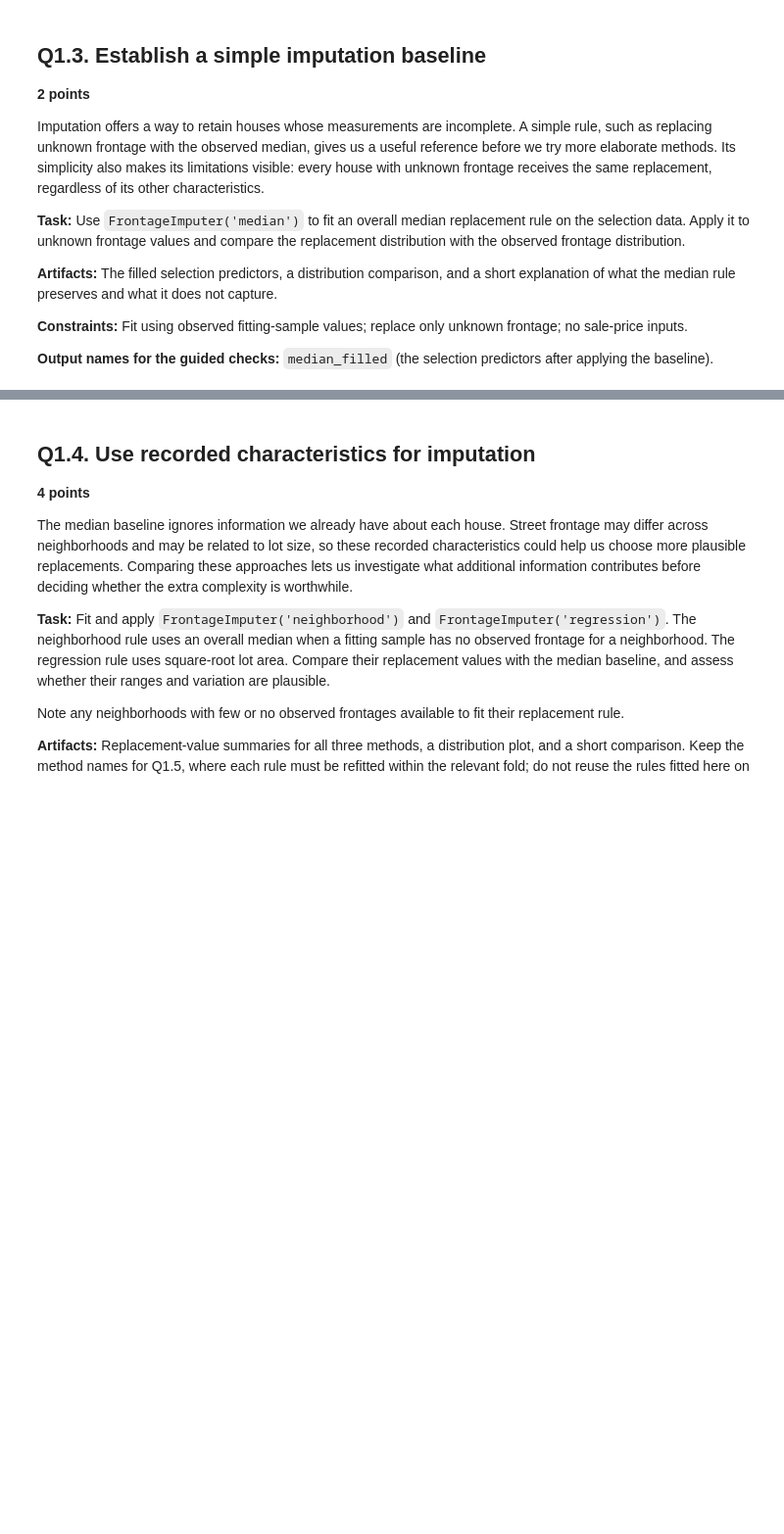
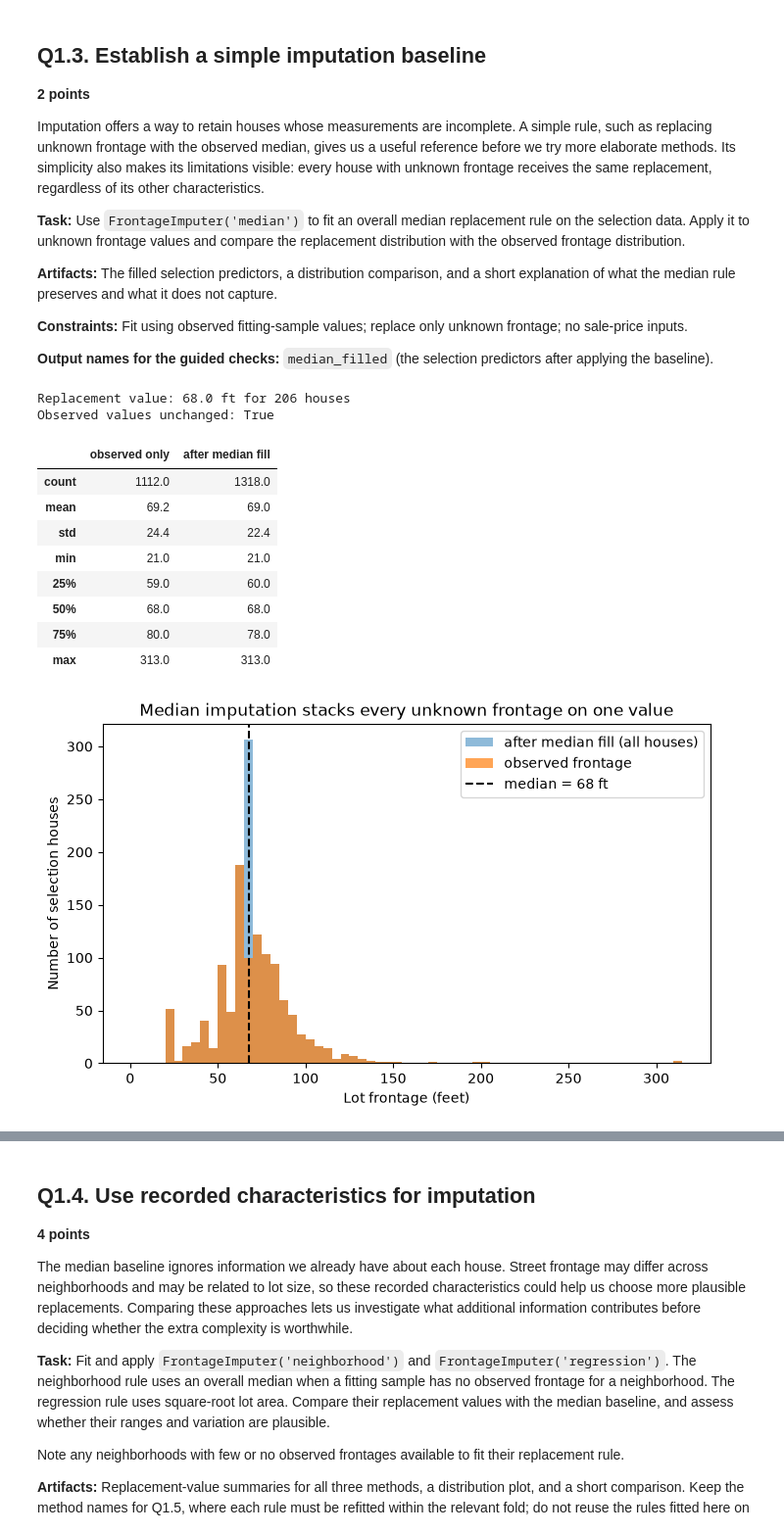
Before and after one commit to qqgjyx/AC-209A, a Jupyter notebook: homeworks/cs1090a_hw3/cs1090a_hw3.ipynb, the cells around one changed output, grey strips where cells are left out. Shown at 98% size. Drawn from its saved outputs; the diff is of its cells as text; code cells hidden in the pictures; blank space fills up the shorter version.

```diff
--- a/homeworks/cs1090a_hw3/cs1090a_hw3.ipynb
+++ b/homeworks/cs1090a_hw3/cs1090a_hw3.ipynb
@@ -190,7 +370,43 @@ Imputation offers a way to retain houses whose measurements are incomplete. A si
 
 **Output names for the guided checks:** `median_filled` (the selection predictors after applying the baseline).
 # %%
-# Your code here
-...
+# Q1.3: one overall median, learned from the observed selection frontages only.
+median_imputer = FrontageImputer("median").fit(X_selection)
+median_filled = median_imputer.transform(X_selection)
+print(f"Replacement value: {median_imputer.median_:.1f} ft for {int(frontage_missing.sum())} houses")
+print("Observed values unchanged:",
+      bool((median_filled.loc[~frontage_missing, "Lot_Frontage"] == X_selection.loc[~frontage_missing, "Lot_Frontage"]).all()))
+
+frontage_summary = pd.DataFrame(
+    {
+        "observed only": X_selection["Lot_Frontage"].dropna().describe(),
+        "after median fill": median_filled["Lot_Frontage"].describe(),
+    }
+)
+display(frontage_summary.round(1))
+
+fig, ax = plt.subplots(figsize=(8, 4.5))
+bins = np.arange(0, 320, 5)
+ax.hist(median_filled["Lot_Frontage"], bins=bins, alpha=0.5, label="after median fill (all houses)")
+ax.hist(X_selection["Lot_Frontage"].dropna(), bins=bins, alpha=0.7, label="observed frontage")
+ax.axvline(median_imputer.median_, color="black", ls="--", label=f"median = {median_imputer.median_:.0f} ft")
+ax.set_xlabel("Lot frontage (feet)")
+ax.set_ylabel("Number of selection houses")
+ax.set_title("Median imputation stacks every unknown frontage on one value")
+ax.legend()
+plt.show()
+# %% [output]
+Replacement value: 68.0 ft for 206 houses
+Observed values unchanged: True
+|  | observed only | after median fill |
+| count | 1112.0 | 1318.0 |
+| mean | 69.2 | 69.0 |
+| std | 24.4 | 22.4 |
+| min | 21.0 | 21.0 |
+| 25% | 59.0 | 60.0 |
+| 50% | 68.0 | 68.0 |
+| 75% | 80.0 | 78.0 |
+| max | 313.0 | 313.0 |
+[figure, added]
 # %%
 grader.check("q1_3")
```
Also changed, not shown: parts of 74 cells of this notebook.
